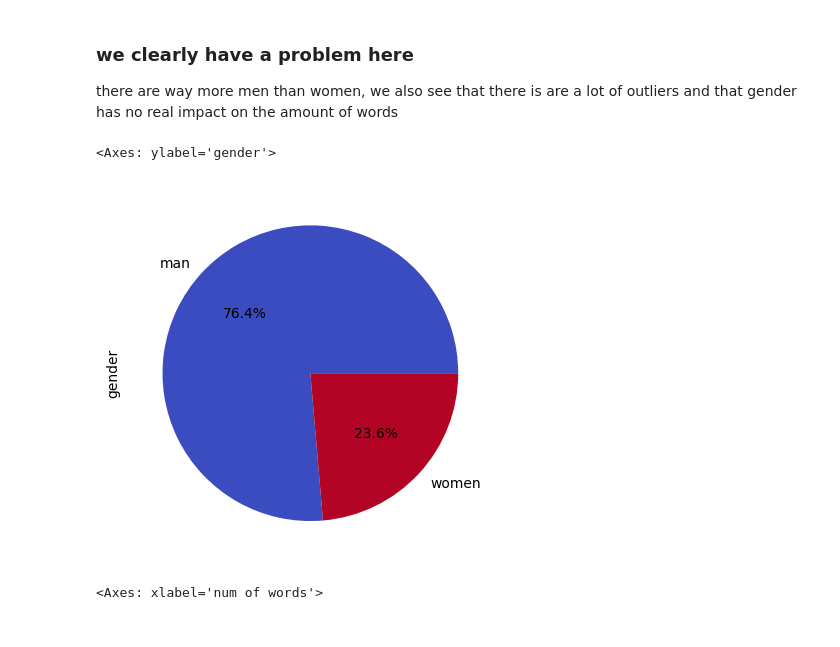
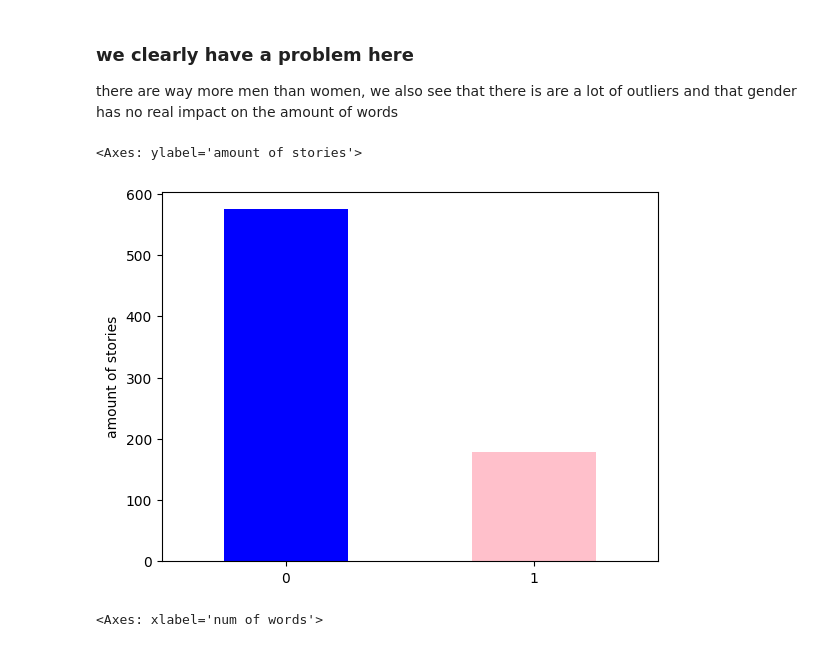
Before and after one commit to DanielDolberg/Mechine_learning_final, a Jupyter notebook: Assignment3-text-analysis.ipynb, the cells around one changed output. Drawn from its saved outputs; the diff is of its cells as text; code cells hidden in the pictures.

```diff
--- a/Assignment3-text-analysis.ipynb
+++ b/Assignment3-text-analysis.ipynb
@@ -263,11 +263,11 @@ Text(0, 0.5, 'Number of Words')
 ### we clearly have a problem here
 there are way more men than women, we also see that there is are a lot of outliers and that gender has no real impact on the amount of words
 # %%
-#df_erd['gender'].value_counts(normalize=False).plot.bar(color=["blue","pink"],ylabel = "amount of stories",rot = 0,x = ["men","women"])
-df_erd['gender'].value_counts(normalize=False).plot(kind='pie', colormap = "coolwarm", labels = ["man","women"], autopct='%1.1f%%')
+df_erd['gender'].value_counts(normalize=False).plot.bar(color=["blue","pink"],ylabel = "amount of stories",rot = 0,x = ["men","women"])
+#df_erd['gender'].value_counts(normalize=False).plot(kind='pie', colormap = "coolwarm", labels = ["man","women"], autopct='%1.1f%%')
 # %% [output]
-<Axes: ylabel='gender'>
+<Axes: ylabel='amount of stories'>
-[figure, old version]
+[figure, new version]
 # %%
 sns.boxplot(x = df_erd["num of words"], color = "red")
 # %% [output]
```
Also changed, not shown: parts of 9 cells of this notebook, 2 other files.
